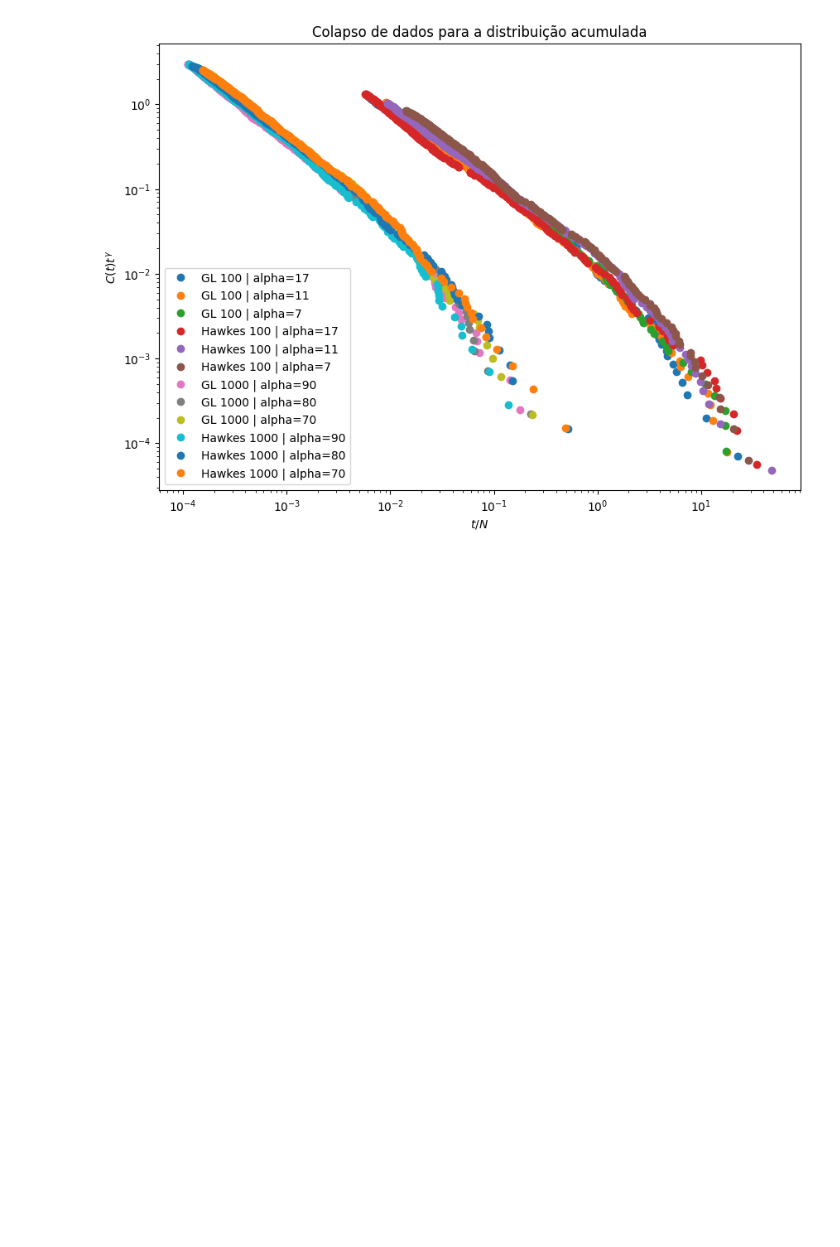
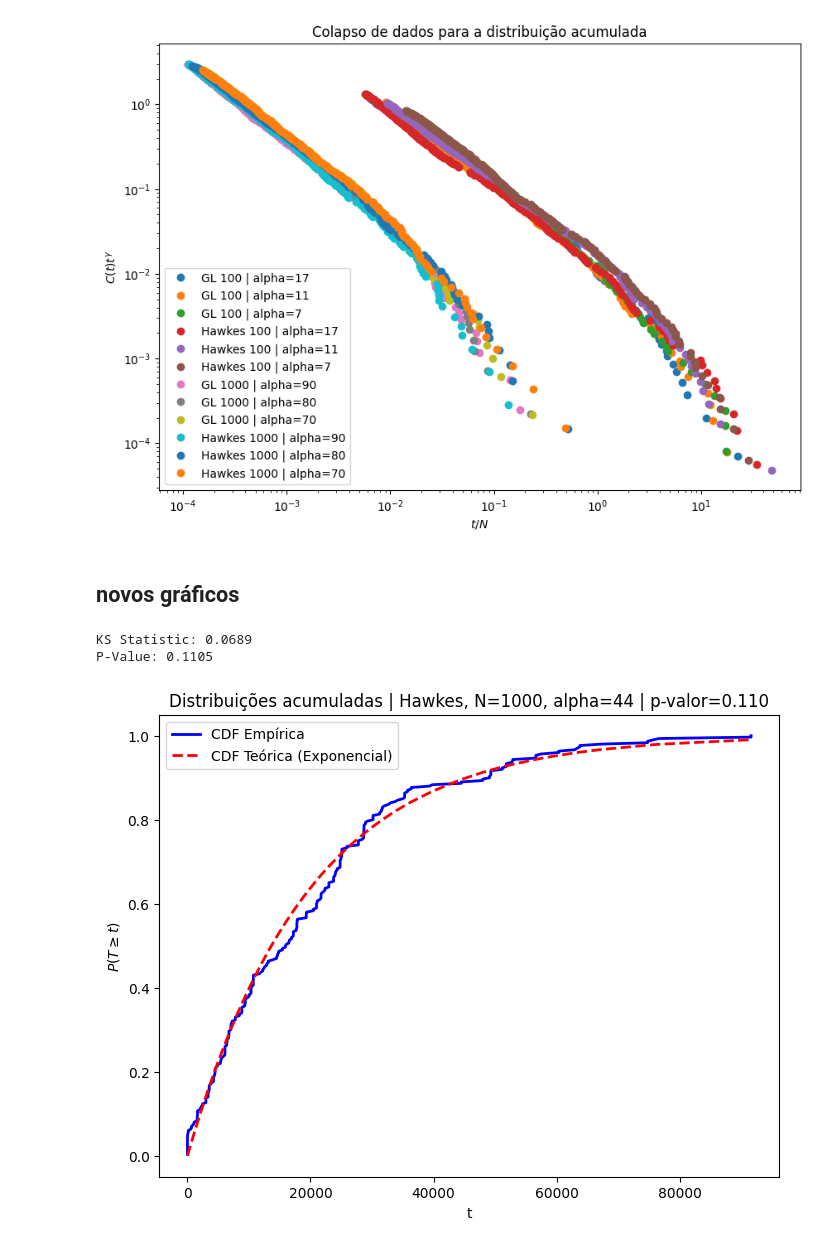
Before and after one commit to lucasdonaire/GL_and_Hawkes, a Jupyter notebook: result_analysis.ipynb, the cells around one changed output. Drawn from its saved outputs; the diff is of its cells as text; code cells hidden in the pictures; blank space fills up the shorter version.

```diff
--- a/result_analysis.ipynb
+++ b/result_analysis.ipynb
@@ -260,3 +260,5 @@ plt.legend()
 # %% [output]
 <matplotlib.legend.Legend at 0x...>
 [figure]
+# %% [markdown]
+## novos gráficos
@@ -262,0 +294,70 @@ plt.legend()
+# %%
+import numpy as np
+import matplotlib.pyplot as plt
+from scipy.stats import expon, kstest
+
+
+# text_model = 'GL, N=100, alpha=4.7'
+# data = results_GL_U100[4.7][0]
+
+# text_model = 'GL, N=1000, alpha=49'
+# data = results_GL_U1000[49][0]
+
+# text_model = 'Hawkes, N=100, alpha=4.6'
+# data = results_HK_U100[4.6][0]
+
+text_model = 'Hawkes, N=1000, alpha=44'
+data = results_HK_U1000[44][0]
+
+
+# 2. Estimar o parâmetro da exponencial (lambda = 1/mean)
+lambda_hat = 1 / np.mean(data)
+# lambda_hat2 = 1 / np.mean(data2)
+
+# 3. Realizar o KS test
+# Define a função CDF da distribuição exponencial ajustada
+expon_cdf = lambda x: expon.cdf(x, scale=1/lambda_hat)
+# expon_cdf2 = lambda x: expon.cdf(x, scale=1/lambda_hat2)
+
+# Executa o KS test
+ks_stat, p_value = kstest(data, expon_cdf)
+# ks_stat2, p_value2 = kstest(data2, expon_cdf2)
+
+print(f"KS Statistic: {ks_stat:.4f}")
+print(f"P-Value: {p_value:.4f}")
+
+# 4. Plotar as distribuições acumuladas
+# CDF empírica
+# data_sorted2 = np.sort(data2)
+data_sorted = np.sort(data)
+# empirical_cdf2 = np.arange(1, len(data2) + 1) / len(data2)
+empirical_cdf = np.arange(1, len(data) + 1) / len(data)
+
+# CDF teórica da exponencial
+# theoretical_cdf2 = expon.cdf(data_sorted2, scale=1/lambda_hat2)
+theoretical_cdf = expon.cdf(data_sorted, scale=1/lambda_hat)
+
+plt.figure(figsize=(8, 6))
+plt.plot(data_sorted, empirical_cdf, label=f"CDF Empírica", color="blue", lw=2)
+plt.plot(data_sorted, theoretical_cdf, label="CDF Teórica (Exponencial)", color="red", lw=2, linestyle="--")
+plt.xlabel("t")
+plt.ylabel("$P(T \geq t)$")
+plt.title(f"Distribuições acumuladas | {text_model} | p-valor={p_value:.3f}")
+plt.legend()
+plt.show()
+
+
+# plt.figure(figsize=(8, 6))
+# plt.plot(data_sorted2, empirical_cdf2, label=f"CDF Empírica 2", color="blue", lw=2)
+# plt.plot(data_sorted, empirical_cdf, label=f"CDF Empírica", color="blue", lw=2)
+# plt.plot(data_sorted, theoretical_cdf, label="CDF Teórica (Exponencial)", color="red", lw=2, linestyle="--")
+# plt.plot(data_sorted2, theoretical_cdf2, label="CDF Teórica 2 (Exponencial)", color="red", lw=2, linestyle="--")
+# plt.xlabel("t")
+# plt.ylabel("$P(T \geq t)$")
+# plt.title(f"Distribuições acumuladas | {text_model} | p-valor={p_value:.3f}")
+# plt.legend()
+# plt.show()
+# %% [output]
+KS Statistic: 0.0689
+P-Value: 0.1105
+[figure, added]
```
Also changed, not shown: parts of 5 cells of this notebook, 1 other file.
